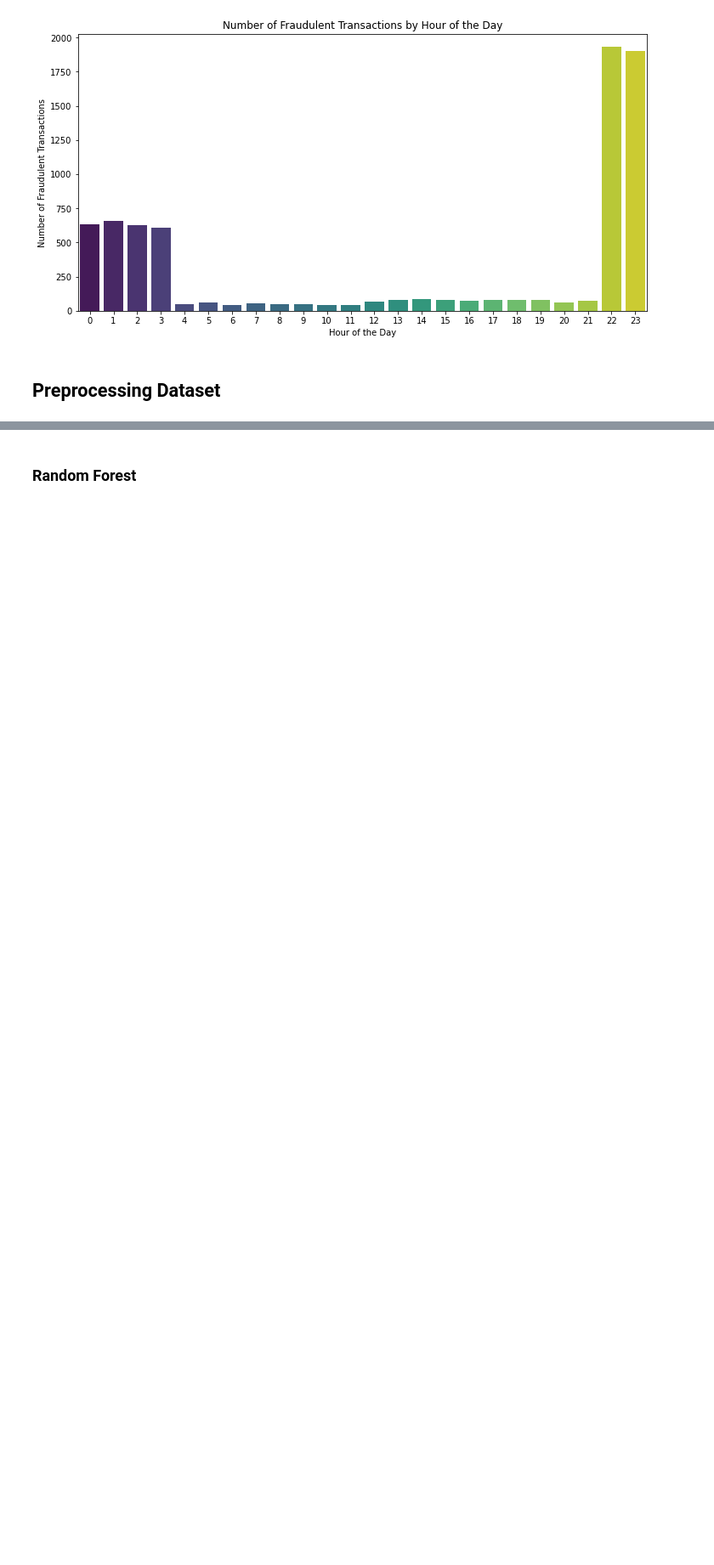
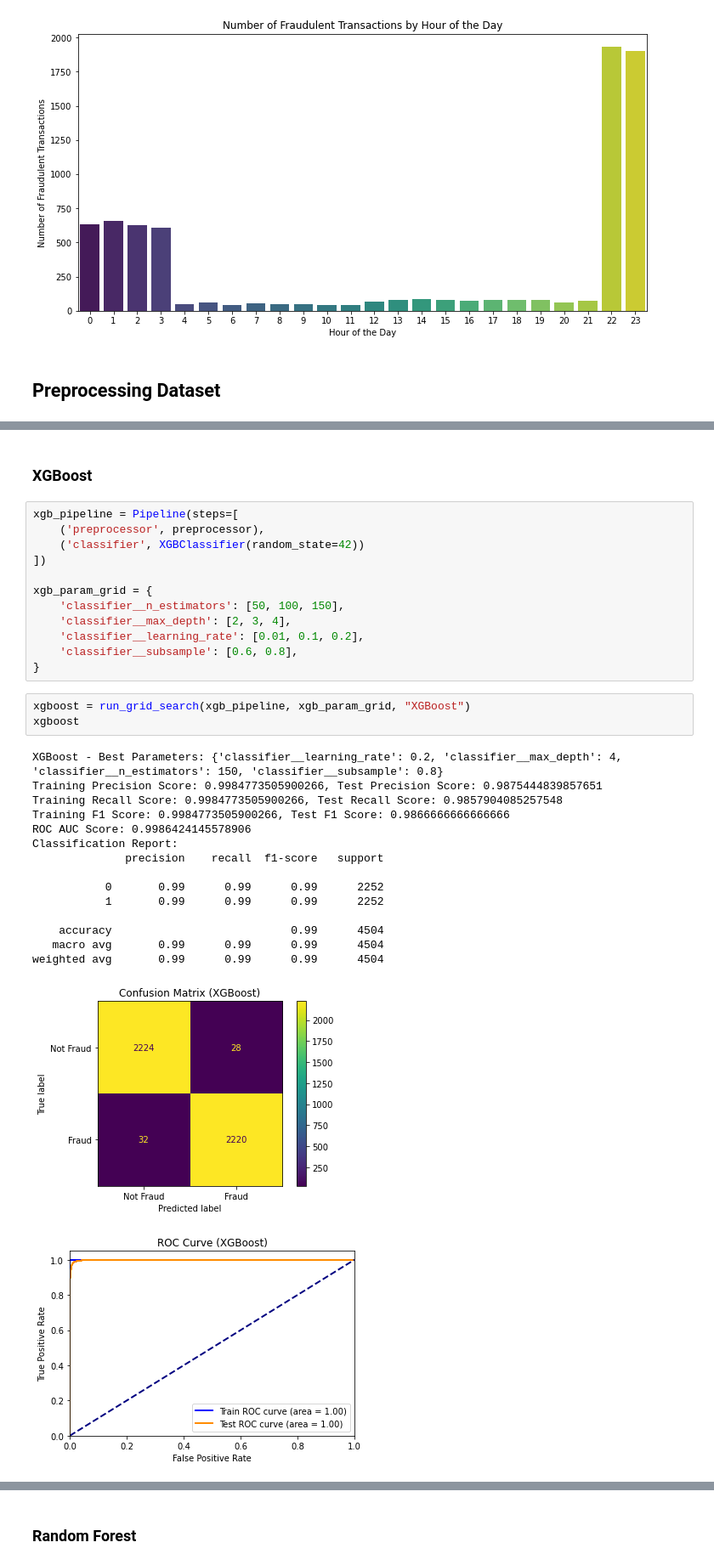
Before and after one commit to Haoweee/Credit-Card-Fraud-Detection, a Jupyter notebook: notebook/fraud_detection.ipynb, the cells around one changed output, grey strips where cells are left out. Shown at 85% size. Saved outputs shown, nothing was run; the diff lists cells and outputs as text; blank space fills up the shorter version.

```diff
--- a/notebook/fraud_detection.ipynb
+++ b/notebook/fraud_detection.ipynb
@@ -828,0 +684,34 @@ Tuned Logistic Regression Test ROC AUC Score: 0.8968735468495698
+# %% [markdown]
+### XGBoost
+# %%
+xgb_pipeline = Pipeline(steps=[
+    ('preprocessor', preprocessor),
+    ('classifier', XGBClassifier(random_state=42))
+])
+
+xgb_param_grid = {
+    'classifier__n_estimators': [50, 100, 150],
+    'classifier__max_depth': [2, 3, 4],
+    'classifier__learning_rate': [0.01, 0.1, 0.2],
+    'classifier__subsample': [0.6, 0.8],
+}
+# %%
+xgboost = run_grid_search(xgb_pipeline, xgb_param_grid, "XGBoost")
+xgboost
+# %% [output]
+XGBoost - Best Parameters: {'classifier__learning_rate': 0.2, 'classifier__max_depth': 4, 'classifier__n_estimators': 150, 'classifier__subsample': 0.8}
+Training Precision Score: 0.9984773505900266, Test Precision Score: 0.9875444839857651
+Training Recall Score: 0.9984773505900266, Test Recall Score: 0.9857904085257548
+Training F1 Score: 0.9984773505900266, Test F1 Score: 0.9866666666666666
+ROC AUC Score: 0.9986424145578906
+Classification Report:
+              precision    recall  f1-score   support
+
+           0       0.99      0.99      0.99      2252
+           1       0.99      0.99      0.99      2252
+
+    accuracy                           0.99      4504
+   macro avg       0.99      0.99      0.99      4504
+weighted avg       0.99      0.99      0.99      4504
+[figure, added]
+[figure, added]
```
Also changed, not shown: parts of 91 cells of this notebook, 11 other files.
